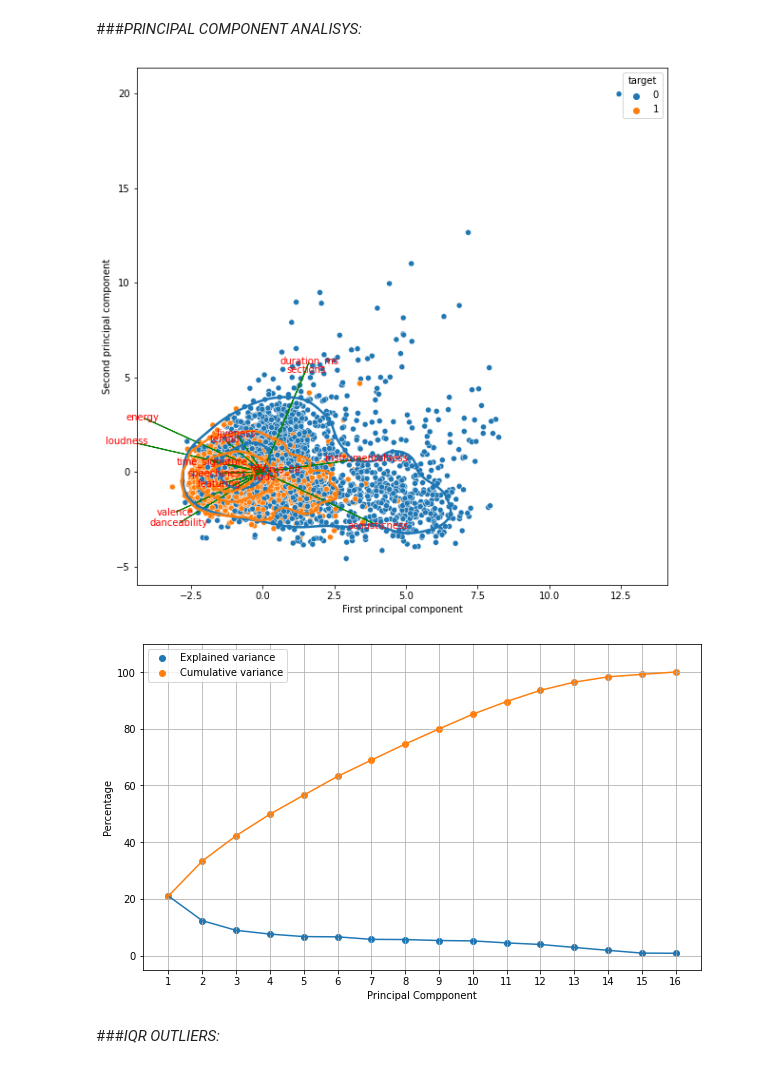
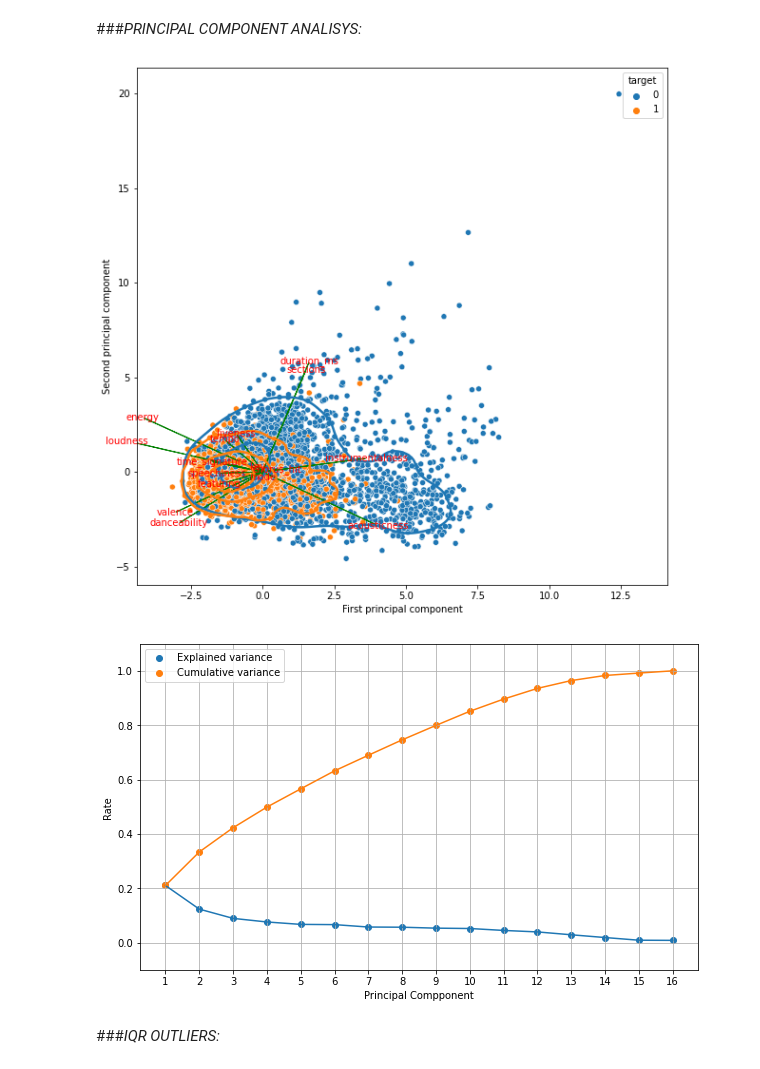
Before and after one commit to MatteoStoisa/DataSpaces_project, a Jupyter notebook: projectDataSpacesMatteoStoisa_the_spotify_hit_predictor_dataset_dataset_of_10s.ipynb, the cells around one changed output. Saved outputs shown, nothing was run; the diff lists cells and outputs as text; code cells hidden in the pictures.

```diff
--- a/projectDataSpacesMatteoStoisa_the_spotify_hit_predictor_dataset_dataset_of_10s.ipynb
+++ b/projectDataSpacesMatteoStoisa_the_spotify_hit_predictor_dataset_dataset_of_10s.ipynb
@@ -25,13 +25,13 @@ from sklearn.preprocessing import StandardScaler
 #MOUNT GDRIVE
 drive.mount('/content/gdrive', force_remount=True)
 %cd gdrive/MyDrive/Colab Notebooks/
-#dataset_path = "/content/gdrive/MyDrive/Colab Notebooks/the-spotify-hit-predictor-dataset/dataset-of-10s.csv"
+dataset_path = "/content/gdrive/MyDrive/Colab Notebooks/the-spotify-hit-predictor-dataset/dataset-of-10s.csv"
 results_path = "/content/gdrive/MyDrive/Colab Notebooks/the-spotify-hit-predictor-dataset/results.csv"
 
 #GIT PULL DATASET
-! git clone https://github.com/fortytwo102/the-spotify-hit-predictor-dataset
-! git pull
-dataset_path = "/content/the-spotify-hit-predictor-dataset/dataset-of-10s.csv"
+#! git clone https://github.com/fortytwo102/the-spotify-hit-predictor-dataset
+#! git pull
+#dataset_path = "/content/the-spotify-hit-predictor-dataset/dataset-of-10s.csv"
 # %% [output]
 Mounted at /content/gdrive
 /content/gdrive/MyDrive/Colab Notebooks
@@ -256,40 +250,40 @@ def plot_pca(ds, dsl, plot_variance=True):
     columns.append("PC{}".format(i+1))
   PCAdf = pd.DataFrame(data = x_pca, columns = columns)
   PCAdf['target'] = dsl.values
 
   #PRINT FIRST 2 PC
   plt.figure(figsize = (10,10))
   plt.xlabel("First principal component")
   plt.ylabel("Second principal component")
   sns.kdeplot(data=PCAdf, x='PC1', y='PC2', hue="target", levels=4, linewidths=2.5)
   sns.scatterplot(data=PCAdf, x='PC1', y='PC2', hue="target")
   for i in range(len(primary_features)):
     plt.arrow(0, 0, pca.components_.T[i,0] * 10, pca.components_.T[i,1] * 10,color = 'g')
     plt.text(pca.components_.T[i,0]* 10.15, pca.components_.T[i,1] * 10.15, primary_features[i], color = 'r', ha = 'center', va = 'center')
   plt.show()
 
   #PLOT VARIANCE
   if plot_variance:
     print()
     plt.figure(figsize=(10, 6))
     variance_ratio = pca.explained_variance_ratio_
     xticks = np.arange(16) + 1
     plt.grid(True)
     plt.xticks(xticks)
-    plt.ylim(-5, 110)
-    plt.ylabel('Percentage')
+    plt.ylim(-0.1, 1.1)
+    plt.ylabel('Rate')
     plt.xlabel('Principal Compponent')
-    plt.scatter(xticks, variance_ratio * 100, label='Explained variance')
-    plt.plot(xticks, variance_ratio * 100)
-    plt.scatter(xticks, np.cumsum(variance_ratio) * 100, label='Cumulative variance')
-    plt.plot(xticks, np.cumsum(variance_ratio) * 100)
+    plt.scatter(xticks, variance_ratio, label='Explained variance')
+    plt.plot(xticks, variance_ratio)
+    plt.scatter(xticks, np.cumsum(variance_ratio), label='Cumulative variance')
+    plt.plot(xticks, np.cumsum(variance_ratio))
     plt.legend()
     plt.show()
 
 plot_pca(dataset, dataset_labels)
 # %% [output]
 [figure]
-[figure, old version]
+[figure, new version]
 # %% [markdown]
 ###*IQR OUTLIERS:*
 # %%
```
Also changed, not shown: parts of 15 cells of this notebook.
